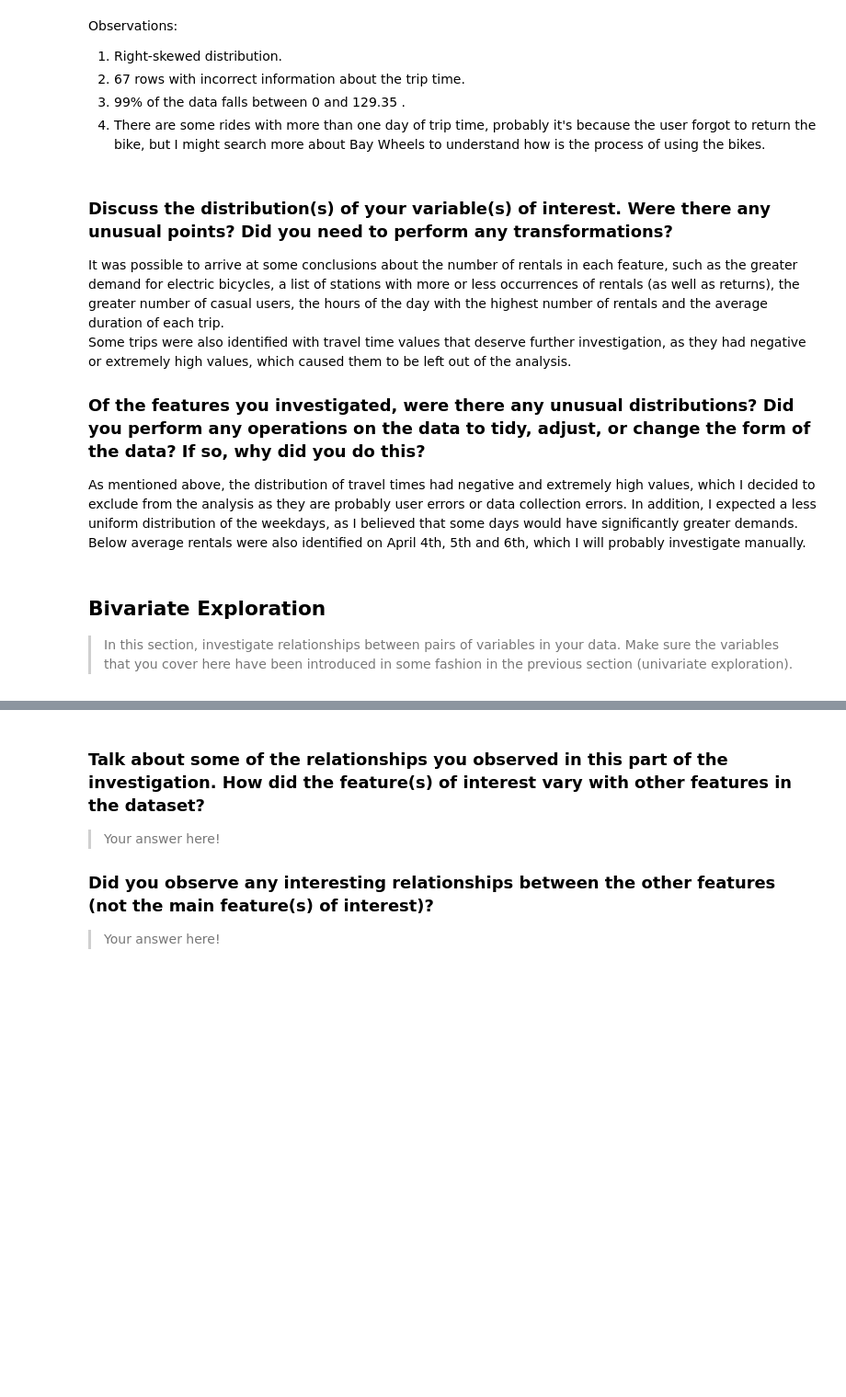
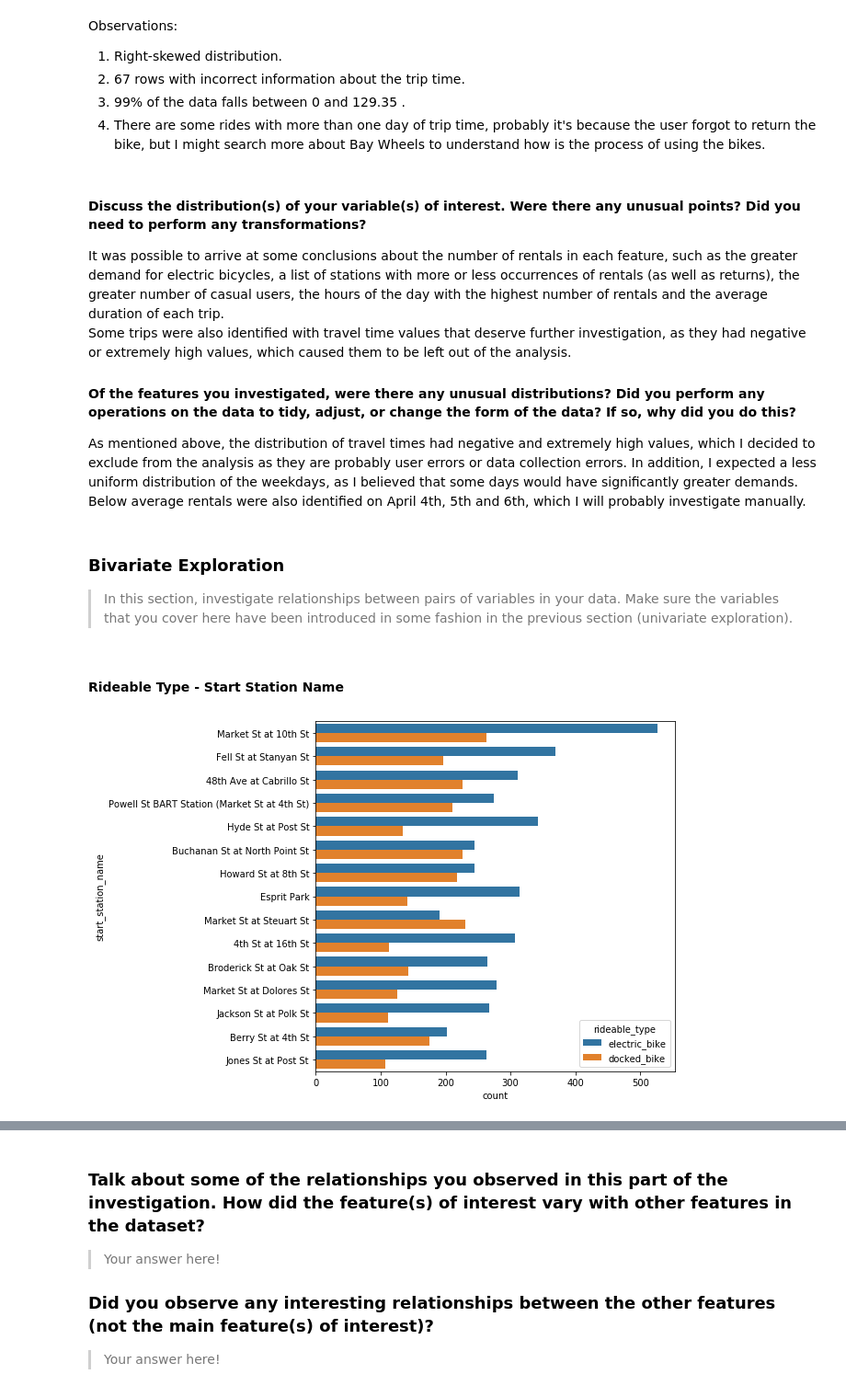
Before and after one commit to Nevesgmd/bay-wheels-data-analysis, a Jupyter notebook: exploration.ipynb, the cells around one changed output, grey strips where cells are left out. Shown at 92% size. Drawn from its saved outputs; the diff is of its cells as text; code cells hidden in the pictures; blank space fills up the shorter version.

Commit message:
feat: bivariate exploration code
Bivariate analysis was produced, but documentation isn't up to date

```diff
--- a/exploration.ipynb
+++ b/exploration.ipynb
@@ -443,18 +443,25 @@ Observations:
 3. 99% of the data falls between 0 and 129.35 .
 4. There are some rides with more than one day of trip time, probably it's because the user forgot to return the bike, but I might search more about Bay Wheels to understand how is the process of using the bikes.
 # %% [markdown]
-### Discuss the distribution(s) of your variable(s) of interest. Were there any unusual points? Did you need to perform any transformations?
+#### Discuss the distribution(s) of your variable(s) of interest. Were there any unusual points? Did you need to perform any transformations?
 It was possible to arrive at some conclusions about the number of rentals in each feature, such as the greater demand for electric bicycles, a list of stations with more or less occurrences of rentals (as well as returns), the greater number of casual users, the hours of the day with the highest number of rentals and the average duration of each trip.
 Some trips were also identified with travel time values that deserve further investigation, as they had negative or extremely high values, which caused them to be left out of the analysis.
 
 
-### Of the features you investigated, were there any unusual distributions? Did you perform any operations on the data to tidy, adjust, or change the form of the data? If so, why did you do this?
+#### Of the features you investigated, were there any unusual distributions? Did you perform any operations on the data to tidy, adjust, or change the form of the data? If so, why did you do this?
 As mentioned above, the distribution of travel times had negative and extremely high values, which I decided to exclude from the analysis as they are probably user errors or data collection errors.
 In addition, I expected a less uniform distribution of the weekdays, as I believed that some days would have significantly greater demands.
 Below average rentals were also identified on April 4th, 5th and 6th, which I will probably investigate manually.
 # %% [markdown]
-## Bivariate Exploration
+### Bivariate Exploration
 
 > In this section, investigate relationships between pairs of variables in your
 data. Make sure the variables that you cover here have been introduced in some
 fashion in the previous section (univariate exploration).
+# %% [markdown]
+#### Rideable Type - Start Station Name
+# %%
+plt.figure(figsize=(7, 7))
+sns.countplot(data = clean_trip_data, y = 'start_station_name', hue='rideable_type', order = popular_start_stations);
+# %% [output]
+[figure, added]
```
Also changed, not shown: parts of 44 cells of this notebook.
